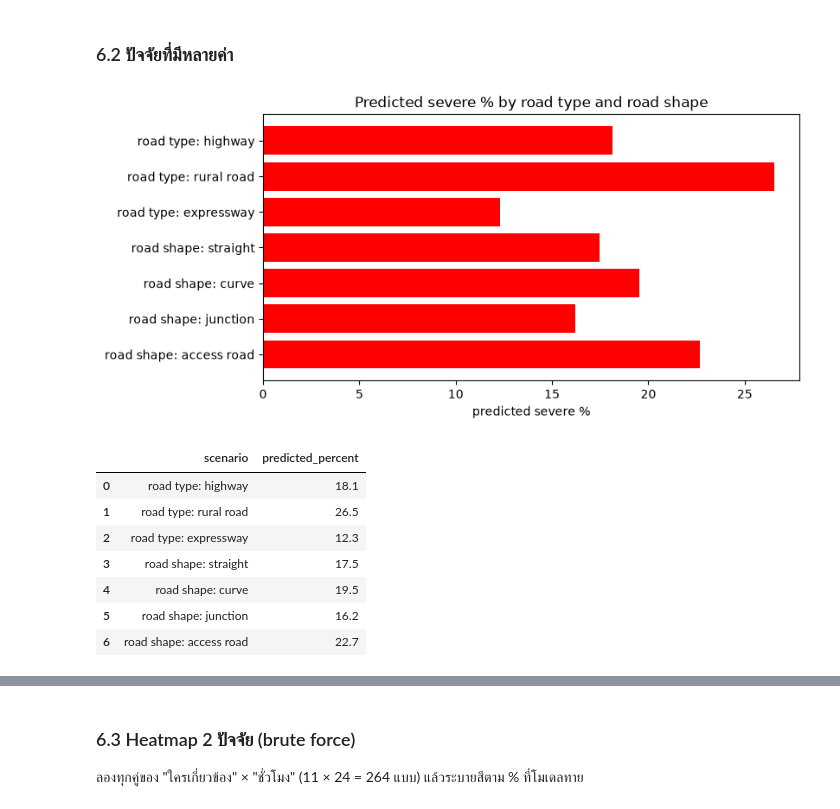
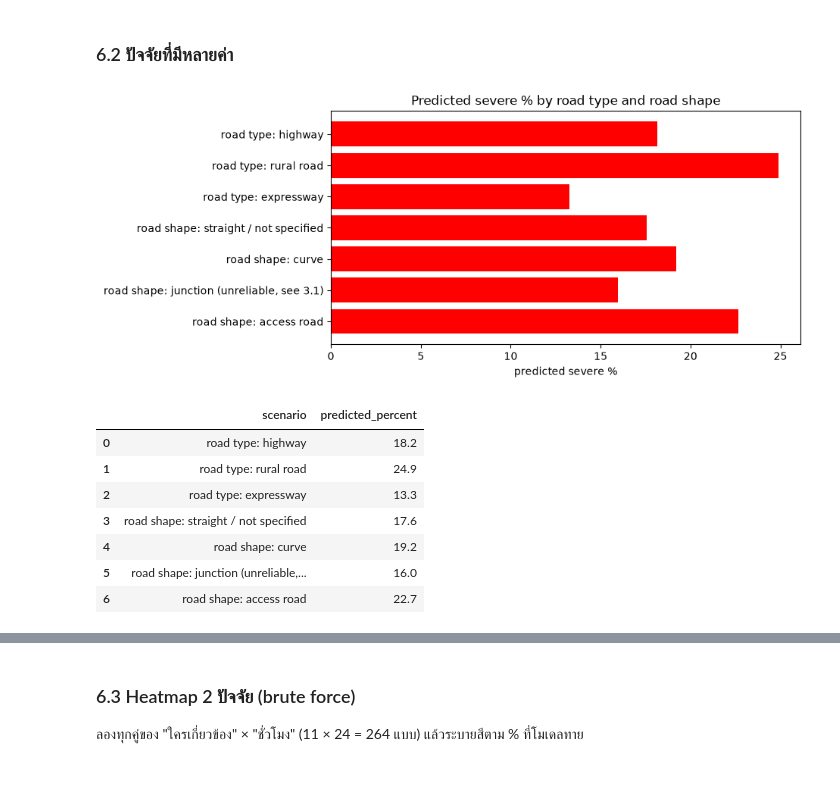
Before and after one commit to entezs/road-accident-forecast, a Jupyter notebook: CS240_ideacosmic.ipynb, the cells around one changed output, grey strips where cells are left out. Saved outputs shown, nothing was run; the diff lists cells and outputs as text; code cells hidden in the pictures; blank space fills up the shorter version.

```diff
--- a/CS240_ideacosmic.ipynb
+++ b/CS240_ideacosmic.ipynb
@@ -1188,7 +1233,7 @@ dtype: int64
 # %%
 # ตัวแปร X ทั้งหมด
 feature_columns = (
-    ["road_history", "rural_road", "expressway", "curve", "junction", "access"]
+    ["road_history", "has_history", "rural_road", "expressway", "curve", "junction", "access"]
     + vehicle_columns
     + ["pedestrian_count", "vehicle_count", "accident_hour", "rain"]
 )
@@ -1441,0 +1493,20 @@ def scores_from_predictions(name, y_true, y_pred):
+# %%
+# 1) สุ่มทาย
+np.random.seed(1)
+random_guess = (np.random.rand(len(Y_test)) < Y_train.mean()).astype(int)
+
+# 2) ค่าเฉลี่ยรวม: ทุกเหตุได้ % เท่ากัน ซึ่งต่ำกว่าเกณฑ์ตัดสิน จึงเท่ากับทายว่า "ไม่รุนแรง" ทุกครั้ง
+average_chance = np.full(len(Y_test), Y_train.mean())
+average_guess = (average_chance >= 0.5).astype(int)
+print("ค่าเฉลี่ยรวมให้ทุกเหตุมีโอกาสรุนแรง", round(Y_train.mean() * 100, 1), "%")
+
+# 3) กฎง่าย ๆ
+rule_guess = (
+    (X_test["motorcycle_count"] > 0) | (X_test["pedestrian_count"] > 0) | (X_test["motor_tricycle_count"] > 0)
+).astype(int)
+
+baselines = {
+    "baseline: random guess": random_guess,
+    "baseline: overall average": average_guess,
+    "baseline: simple rule": rule_guess,
+}
@@ -1442,9 +1515,8 @@ def scores_from_predictions(name, y_true, y_pred):
 # %%
-# เทียบ 3 โมเดล กับ baseline ที่ทายว่า "ไม่รุนแรง" ทุกครั้ง
-always_not_severe = np.zeros(len(Y_test), dtype=int)
-
+# เทียบ baseline ทั้ง 3 แบบ กับ 3 โมเดล (โมเดลใช้ predict() ซึ่งตัดที่ 50%)
 score_rows = []
-score_rows.append(scores_from_predictions("baseline: always not severe", Y_test, always_not_severe))
+for name in baselines:
+    score_rows.append(scores_from_predictions(name, Y_test, baselines[name]))
 for name in models:
     score_rows.append(scores_from_predictions(name, Y_test, predictions[name]))
 
@@ -1541,7 +1615,8 @@ plt.title(final_name + " on test, threshold " + str(final_threshold))
 plt.show()
 
 final_rows = []
-final_rows.append(scores_from_predictions("baseline: always not severe", Y_test, always_not_severe))
+for name in baselines:
+    final_rows.append(scores_from_predictions(name, Y_test, baselines[name]))
 final_rows.append(scores_from_predictions(final_name + " (threshold 0.5)", Y_test, predictions[final_name]))
 final_rows.append(scores_from_predictions(final_name + " (threshold " + str(final_threshold) + ")", Y_test, final_prediction))
 final_table = pd.DataFrame(final_rows)
@@ -1647,37 +1750,37 @@ effect_table.sort_values("change", ascending=False).round(1)
 # %%
 # ประเภทถนน และลักษณะทาง: ลองทีละแบบ
 scenarios = {
     "road type: highway": {"rural_road": 0, "expressway": 0},
     "road type: rural road": {"rural_road": 1, "expressway": 0},
     "road type: expressway": {"rural_road": 0, "expressway": 1},
-    "road shape: straight": {"curve": 0, "junction": 0, "access": 0},
+    "road shape: straight / not specified": {"curve": 0, "junction": 0, "access": 0},
     "road shape: curve": {"curve": 1, "junction": 0, "access": 0},
-    "road shape: junction": {"curve": 0, "junction": 1, "access": 0},
+    "road shape: junction (unreliable, see 3.1)": {"curve": 0, "junction": 1, "access": 0},
     "road shape: access road": {"curve": 0, "junction": 0, "access": 1},
 }
 
 scenario_rows = []
 for name in scenarios:
     scenario_rows.append({"scenario": name, "predicted_percent": average_percent(scenarios[name])})
 
 scenario_table = pd.DataFrame(scenario_rows)
 
 plt.barh(scenario_table["scenario"], scenario_table["predicted_percent"], color="red")
 plt.gca().invert_yaxis()
 plt.title("Predicted severe % by road type and road shape")
 plt.xlabel("predicted severe %")
 plt.show()
 
 scenario_table.round(1)
 # %% [output]
-[figure, old version]
+[figure, new version]
 |  | scenario | predicted_percent |
-| 0 | road type: highway | 18.1 |
-| 1 | road type: rural road | 26.5 |
-| 2 | road type: expressway | 12.3 |
-| 3 | road shape: straight | 17.5 |
-| 4 | road shape: curve | 19.5 |
-| 5 | road shape: junction | 16.2 |
+| 0 | road type: highway | 18.2 |
+| 1 | road type: rural road | 24.9 |
+| 2 | road type: expressway | 13.3 |
+| 3 | road shape: straight / not specified | 17.6 |
+| 4 | road shape: curve | 19.2 |
+| 5 | road shape: junction (unreliable,... | 16.0 |
 | 6 | road shape: access road | 22.7 |
 # %%
 # ชั่วโมงที่เกิดเหตุ: ลองให้ทุกเหตุเกิดตอน 0, 1, ..., 23 นาฬิกา
```
Also changed, not shown: parts of 30 cells of this notebook.
